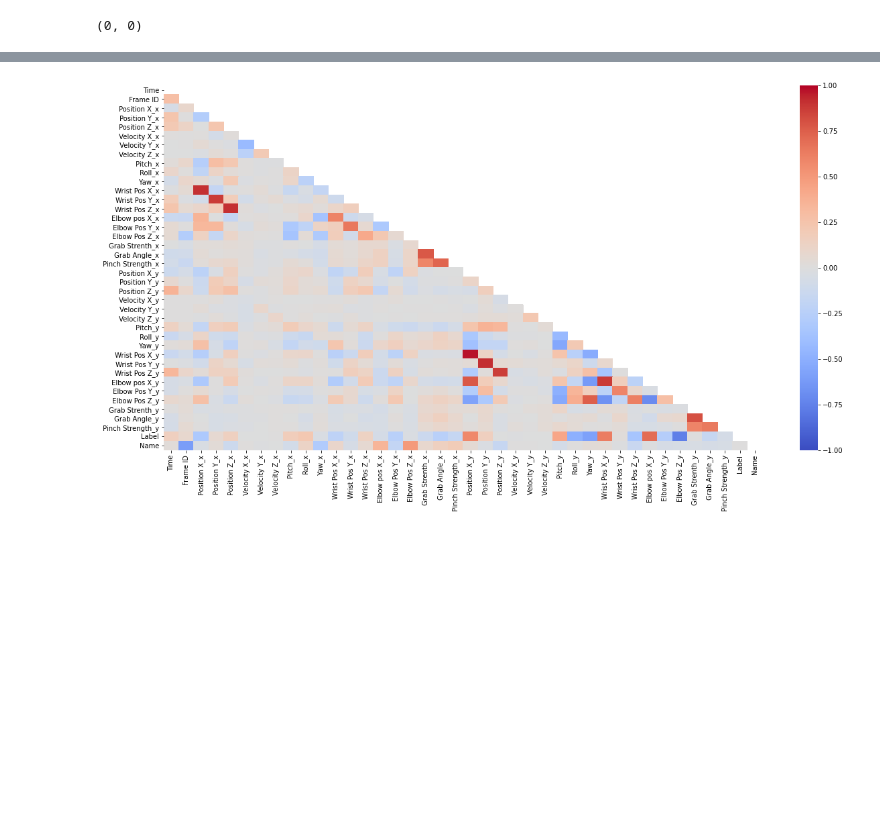
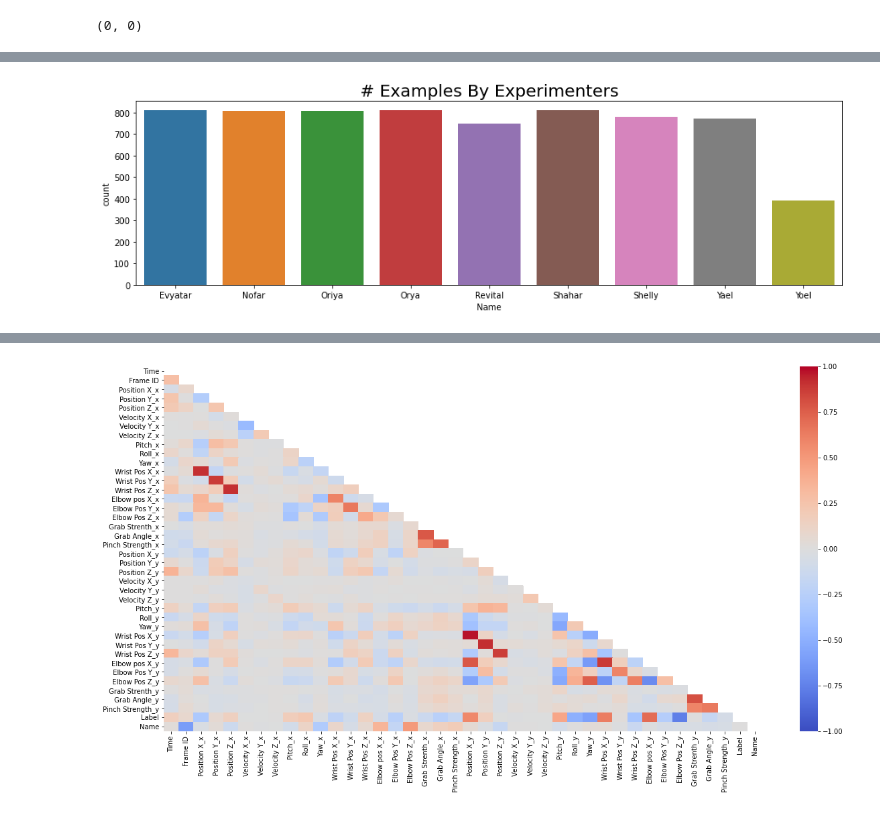
Before and after one commit to haimgoldfisher/Data_Visualization_Final_Project, a Jupyter notebook: NoteBook4 - Pandas and ML for interpersonal physical alignment.ipynb, the cells around one changed output, grey strips where cells are left out. Cells and saved outputs as stored; diff of their text form; code cells hidden in the pictures; blank space fills up the shorter version.

```diff
--- a/NoteBook4 - Pandas and ML for interpersonal physical alignment.ipynb
+++ b/NoteBook4 - Pandas and ML for interpersonal physical alignment.ipynb
@@ -232,6 +232,21 @@ def num_to_name(label):
     2 :'Sync'}
     labeled = label.map(mapping)
     return labeled
+# %%
+# A function to show the Names
+def num_to_person(name):
+    labeled = name.copy()
+    mapping = {0 :'Evyatar',
+    1 :'Nofar',
+    2 :'Oriya',
+    3 :'Orya',
+    4 :'Revital',
+    5 :'Shahar',
+    6 :'Shelly',
+    7 :'Yael',
+    8 :'Yoel'}
+    labeled = name.map(mapping)
+    return labeled
 # %% [markdown]
 ##### During my attempts to improve my model, I thought it might be more appropriate to take the last 10 seconds of each experiment and use them as a test for our model (instead of taking the test data randomly). I found that it hurts the results of the model so I gave up on the above idea. This can be explained so that there might be some variability during the experiment. I mean, I guess things happen at the end of the experiment that don't happen at the beginning. Which impairs the model's ability to learn from cases he has not seen. I thought maybe to take some timestamps from the beginning and some timestamps from the end. But then I do not cover the middle case. So I gave up on the idea. Attached here are the two functions I built to organize my test data. I will not use them, but I think it's important that I keep them anyway.
 # %%
@@ -275,0 +299,8 @@ df_train.isna().sum().sum(), df_test.isna().sum().sum() # no NaN values in df_tr
+# %%
+# A counter graph to show how much examples we have from each an experimenter
+
+plt.subplots(figsize = (15,4))
+plt.title("# Examples By Experimenters", size=20)
+fig = sns.countplot(num_to_person(df_train["Name"]))
+# %% [output]
+[figure, added]
```
Also changed, not shown: parts of 2 cells of this notebook.
